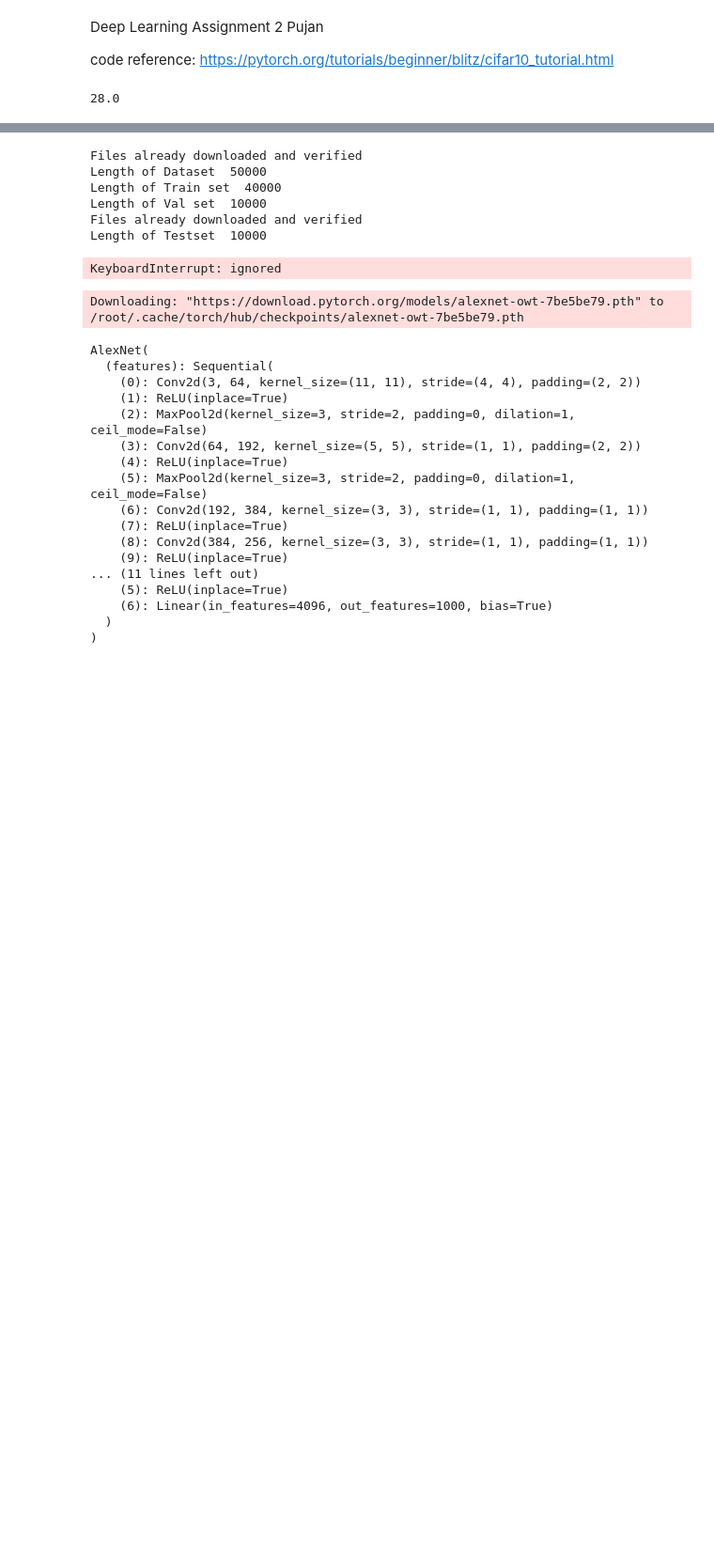
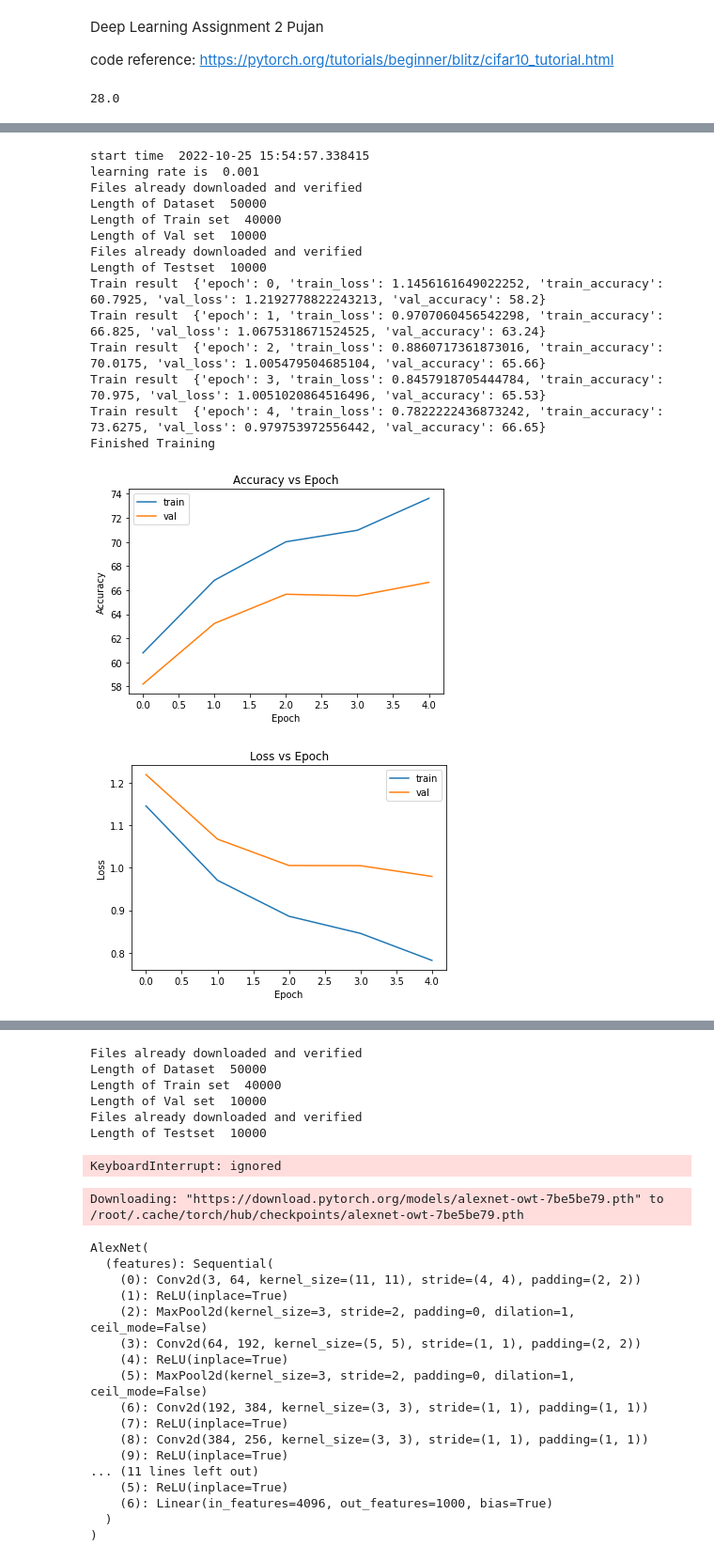
Before and after one commit to poo5zan/deep_learning_fundamentals, a Jupyter notebook: assignment_2/assignment_2.ipynb, the cells around one changed output, grey strips where cells are left out. Shown: that part at 94% size. Cells and saved outputs as stored; diff of their text form; code cells hidden in the pictures; blank space fills up the shorter version.

```diff
--- a/assignment_2/assignment_2.ipynb
+++ b/assignment_2/assignment_2.ipynb
@@ -291,0 +579,48 @@ lr_results_df_sorted
+# %%
+# Experiment two Convolution layer (32 3*3 filters) and One Fully Connected Layer and one batch norm at second layer
+start_time = datetime.datetime.now()
+print("start time ", start_time)
+# sleep in seconds
+time.sleep(1)
+
+lr_results = []
+epoch_number = 5
+for lr in [0.001]:
+    print('learning rate is ', lr)
+    # your code here
+    criterion = nn.CrossEntropyLoss()
+
+    cnn_network_with_two_conv_and_one_fc_and_batch_norm = CnnNetworkTwoConvAndOneFcAndOneBatchNormInSecondConv(data_set_name = "cifar_10", batch_size = 4, download_path = "./data",
+                        train_data_size = 40000, validation_data_size = 10000, criterion = criterion, print_interim_data_shapes = False)
+    cnn_network_with_two_conv_and_one_fc_and_batch_norm = cnn_network_with_two_conv_and_one_fc_and_batch_norm.to(get_device())
+
+    train_results_with_two_conv_and_one_fc_one_bn = cnn_network_with_two_conv_and_one_fc_and_batch_norm.train(epoch_number = epoch_number,
+        learning_rate = lr, momentum = 0.9, optimizer_name = "sgd")
+    cnn_network_with_two_conv_and_one_fc_and_batch_norm.plot_loss_and_accuracy_curves()
+
+    end_time =  datetime.datetime.now()
+    print("end time ", end_time)
+    difference = end_time - start_time
+    difference_total_seconds = difference.total_seconds()
+    print(difference_total_seconds)
+
+    last_train_data = [td for td in train_results_with_two_conv_and_one_fc_one_bn if td['epoch'] == epoch_number - 1][0]
+
+    lr_results.append({'learning_rate': lr, 'val_loss': last_train_data['val_loss'], 'val_accuracy': last_train_data['val_accuracy']})
+# %% [output]
+start time  2022-10-25 15:54:57.338415
+learning rate is  0.001
+Files already downloaded and verified
+Length of Dataset  50000
+Length of Train set  40000
+Length of Val set  10000
+Files already downloaded and verified
+Length of Testset  10000
+Train result  {'epoch': 0, 'train_loss': 1.1456161649022252, 'train_accuracy': 60.7925, 'val_loss': 1.2192778822243213, 'val_accuracy': 58.2}
+Train result  {'epoch': 1, 'train_loss': 0.9707060456542298, 'train_accuracy': 66.825, 'val_loss': 1.0675318671524525, 'val_accuracy': 63.24}
+Train result  {'epoch': 2, 'train_loss': 0.8860717361873016, 'train_accuracy': 70.0175, 'val_loss': 1.005479504685104, 'val_accuracy': 65.66}
+Train result  {'epoch': 3, 'train_loss': 0.8457918705444784, 'train_accuracy': 70.975, 'val_loss': 1.0051020864516496, 'val_accuracy': 65.53}
+Train result  {'epoch': 4, 'train_loss': 0.7822222436873242, 'train_accuracy': 73.6275, 'val_loss': 0.979753972556442, 'val_accuracy': 66.65}
+Finished Training
+[figure, added]
+[figure, added]
```
Also changed, not shown: parts of 12 cells of this notebook.
